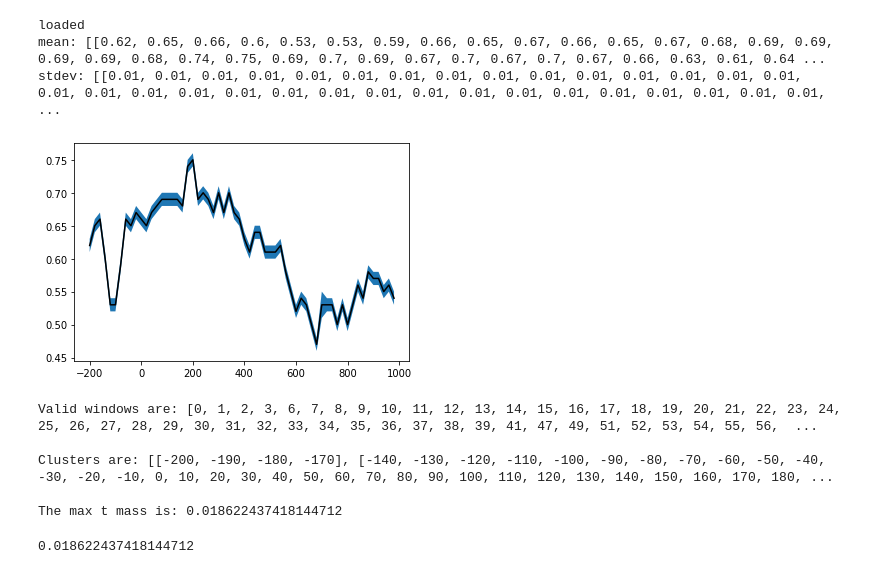
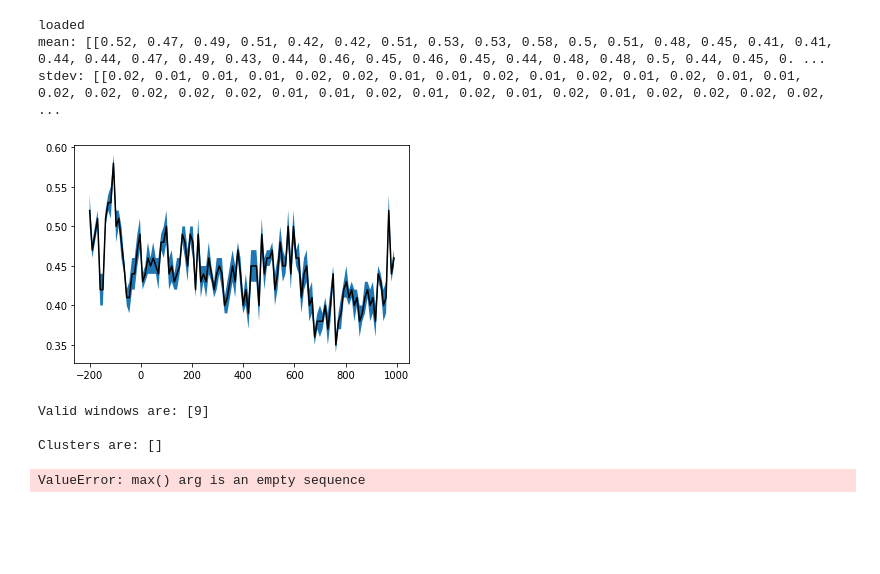
Before and after one commit to simpleParadox/jwlab_eeg, a Jupyter notebook: classification/notebooks/cluster_analysis_perm.ipynb, the cells around one changed output. Saved outputs shown, nothing was run; the diff lists cells and outputs as text; code cells hidden in the pictures; blank space fills up the shorter version.

```diff
--- a/classification/notebooks/cluster_analysis_perm.ipynb
+++ b/classification/notebooks/cluster_analysis_perm.ipynb
@@ -18,15 +18,13 @@ from sklearn.metrics import accuracy_score
 
 #cluster_analysis_procedure(9, False, "permutation", [-200, 1000, [10, 20, 40, 60], 10], [3, 5])
 # %%
-cluster_analysis_procedure(11, False, "permutation", [-200, 1000, [20], 20], [3, 10])
+cluster_analysis_procedure(9, False, "permutation", [-200, 1000, [50], 10], [3, 15])
 # %% [output]
 loaded
-mean: [[0.62, 0.65, 0.66, 0.6, 0.53, 0.53, 0.59, 0.66, 0.65, 0.67, 0.66, 0.65, 0.67, 0.68, 0.69, 0.69, 0.69, 0.69, 0.68, 0.74, 0.75, 0.69, 0.7, 0.69, 0.67, 0.7, 0.67, 0.7, 0.67, 0.66, 0.63, 0.61, 0.64 ...
-stdev: [[0.01, 0.01, 0.01, 0.01, 0.01, 0.01, 0.01, 0.01, 0.01, 0.01, 0.01, 0.01, 0.01, 0.01, 0.01, 0.01, 0.01, 0.01, 0.01, 0.01, 0.01, 0.01, 0.01, 0.01, 0.01, 0.01, 0.01, 0.01, 0.01, 0.01, 0.01, 0.01, ...
+mean: [[0.52, 0.47, 0.49, 0.51, 0.42, 0.42, 0.51, 0.53, 0.53, 0.58, 0.5, 0.51, 0.48, 0.45, 0.41, 0.41, 0.44, 0.44, 0.47, 0.49, 0.43, 0.44, 0.46, 0.45, 0.46, 0.45, 0.44, 0.48, 0.48, 0.5, 0.44, 0.45, 0. ...
+stdev: [[0.02, 0.01, 0.01, 0.01, 0.02, 0.02, 0.01, 0.01, 0.02, 0.01, 0.02, 0.01, 0.02, 0.01, 0.01, 0.02, 0.02, 0.02, 0.02, 0.02, 0.01, 0.01, 0.02, 0.01, 0.02, 0.01, 0.02, 0.01, 0.02, 0.02, 0.02, 0.02, ...
-[figure, old version]
+[figure, new version]
-Valid windows are: [0, 1, 2, 3, 6, 7, 8, 9, 10, 11, 12, 13, 14, 15, 16, 17, 18, 19, 20, 21, 22, 23, 24, 25, 26, 27, 28, 29, 30, 31, 32, 33, 34, 35, 36, 37, 38, 39, 41, 47, 49, 51, 52, 53, 54, 55, 56,  ...
+Valid windows are: [9]
 
-Clusters are: [[-200, -190, -180, -170], [-140, -130, -120, -110, -100, -90, -80, -70, -60, -50, -40, -30, -20, -10, 0, 10, 20, 30, 40, 50, 60, 70, 80, 90, 100, 110, 120, 130, 140, 150, 160, 170, 180, ...
-
-The max t mass is: 0.018622437418144712
+Clusters are: []
-0.018622437418144712
+ValueError: max() arg is an empty sequence
```
Also changed, not shown: 5 other files.
